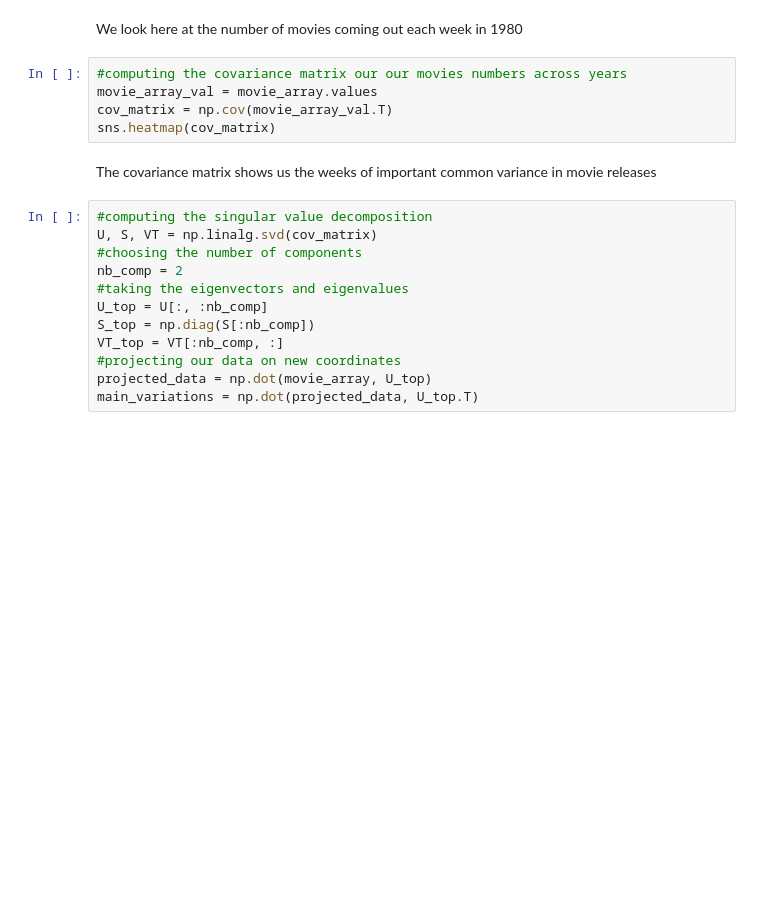
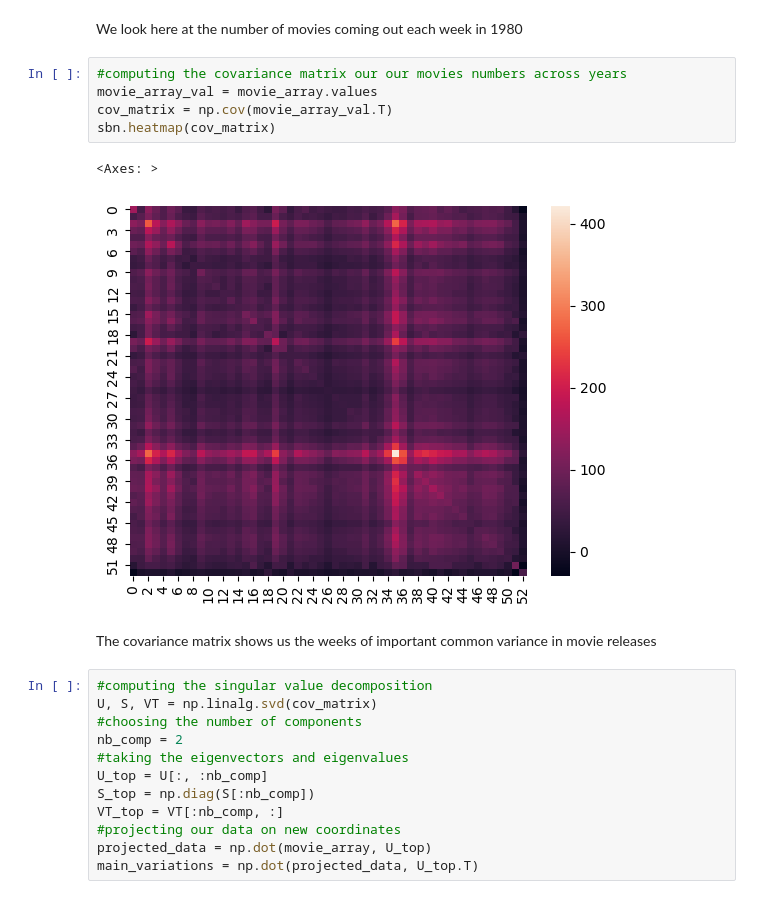
Before and after one commit to epfl-ada/ada-2023-project-deapdatadestroyers, a Jupyter notebook: data_movie_analysis.ipynb, the cells around one changed output. Cells and saved outputs as stored; diff of their text form; blank space fills up the shorter version.

```diff
--- a/data_movie_analysis.ipynb
+++ b/data_movie_analysis.ipynb
@@ -754,8 +452,11 @@ We look here at the number of movies coming out each week in 1980
 # %%
 #computing the covariance matrix our our movies numbers across years
 movie_array_val = movie_array.values
 cov_matrix = np.cov(movie_array_val.T)
-sns.heatmap(cov_matrix)
+sbn.heatmap(cov_matrix)
+# %% [output]
+<Axes: >
+[figure, added]
 # %% [markdown]
 The covariance matrix shows us the weeks of important common variance in movie releases
 # %%
```
Also changed, not shown: parts of 25 cells of this notebook, 1 other file.
